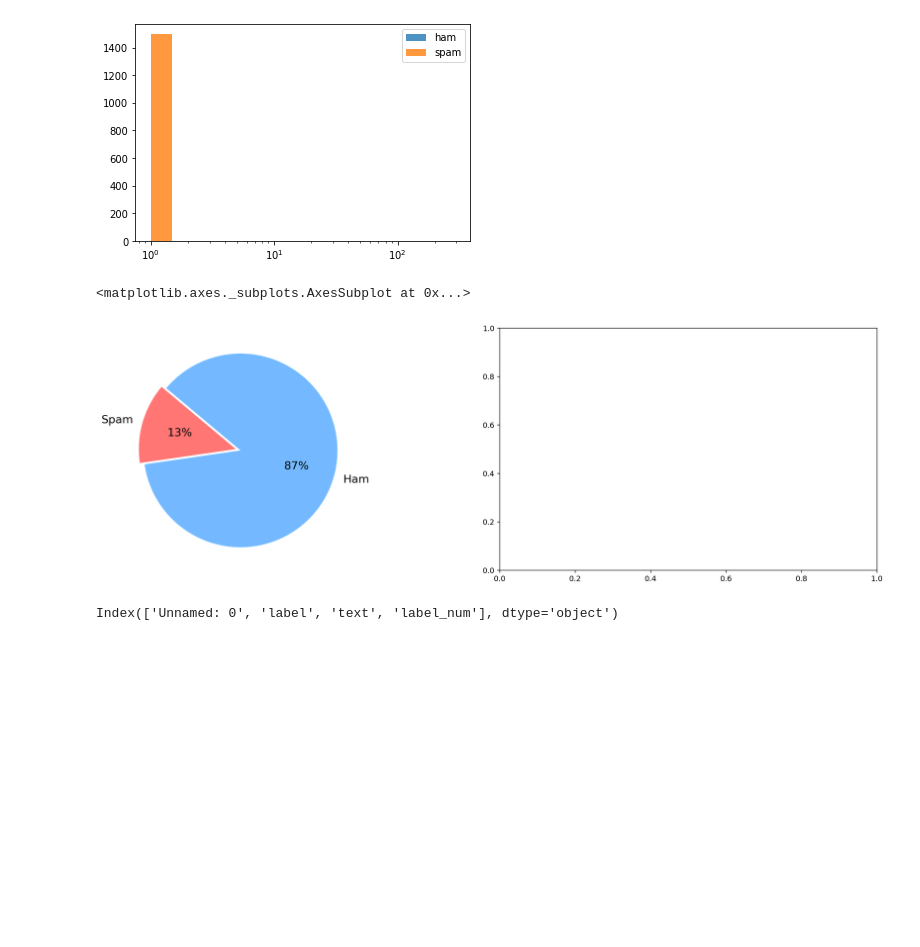
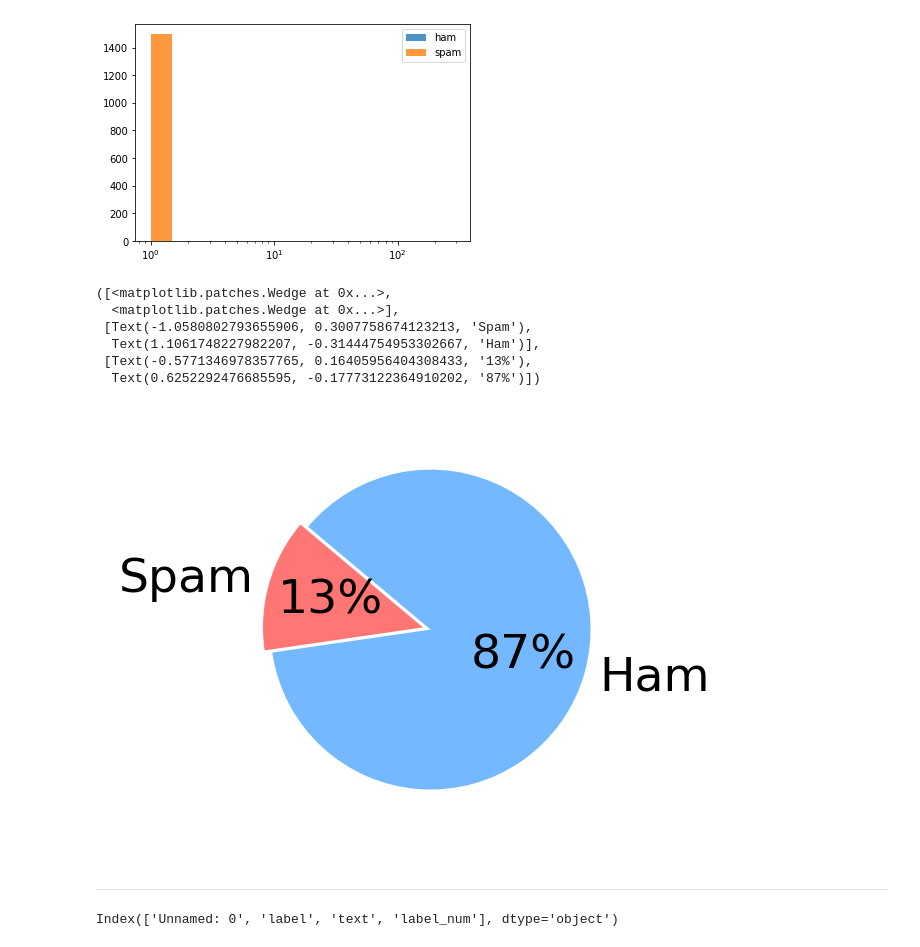
Before and after one commit to rajputvivek07/Data-Analysis, a Jupyter notebook: Vivek_Rajput_46_DA_LAB6.ipynb, the cells around one changed output. Drawn from its saved outputs; the diff is of its cells as text; code cells hidden in the pictures; blank space fills up the shorter version.

```diff
--- a/Vivek_Rajput_46_DA_LAB6.ipynb
+++ b/Vivek_Rajput_46_DA_LAB6.ipynb
@@ -114,22 +225,30 @@ plt.show()
 # %%
 import numpy as np
 import pandas as pd
 import seaborn as sns
 import matplotlib.pyplot as plt
 data = pd.read_csv("spam_ham_dataset.csv")
 data.shape
 data['label'].value_counts()
 labels = ['Spam', 'Ham']
 sizes = [747, 4825]
 custom_colours = ['#ff7675', '#74b9ff']
-plt.figure(figsize=(20, 6), dpi=227)
+plt.figure(figsize=(5, 3), dpi=227)
 plt.subplot(1, 2, 1)
 plt.pie(sizes, labels = labels, textprops={'fontsize': 15}, startangle=140,
 autopct='%1.0f%%', colors=custom_colours, explode=[0, 0.05])
-plt.subplot(1, 2, 2)
 # %% [output]
-<matplotlib.axes._subplots.AxesSubplot at 0x...>
+([<matplotlib.patches.Wedge at 0x...>,
+  <matplotlib.patches.Wedge at 0x...>],
+ [Text(-1.0580802793655906, 0.3007758674123213, 'Spam'),
+  Text(1.1061748227982207, -0.31444754953302667, 'Ham')],
+ [Text(-0.5771346978357765, 0.16405956404308433, '13%'),
+  Text(0.6252292476685595, -0.17773122364910202, '87%')])
-[figure, old version]
+[figure, new version]
+# %% [markdown]
+
+
+---
 # %%
 #Encoder
 data.columns
```
Also changed, not shown: parts of 34 cells of this notebook.
